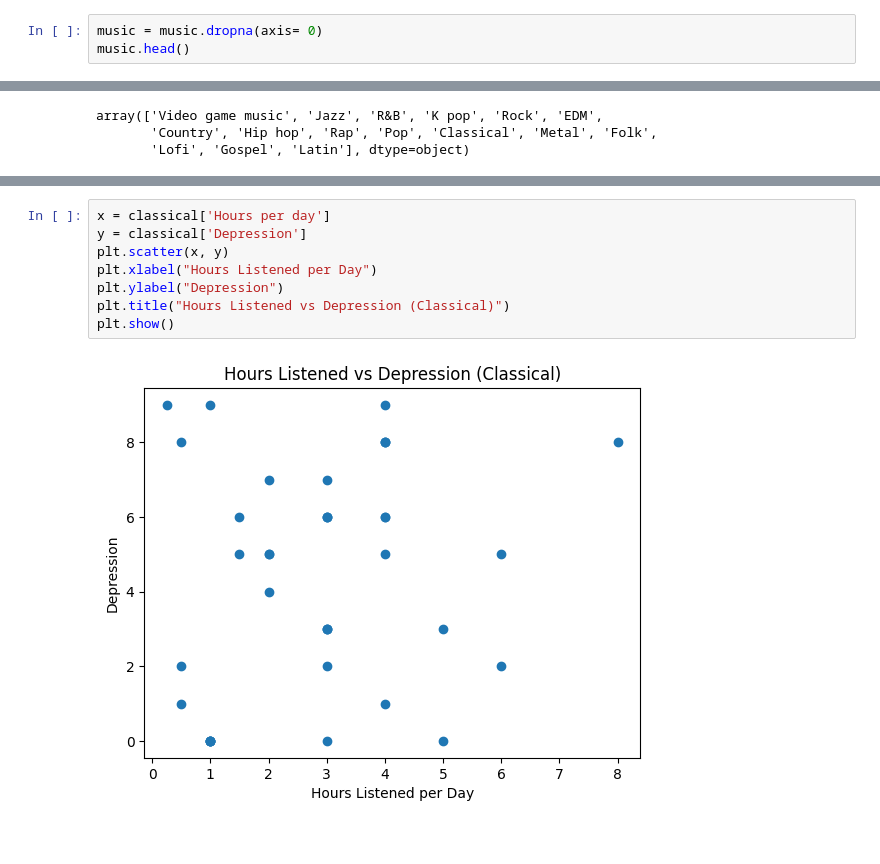
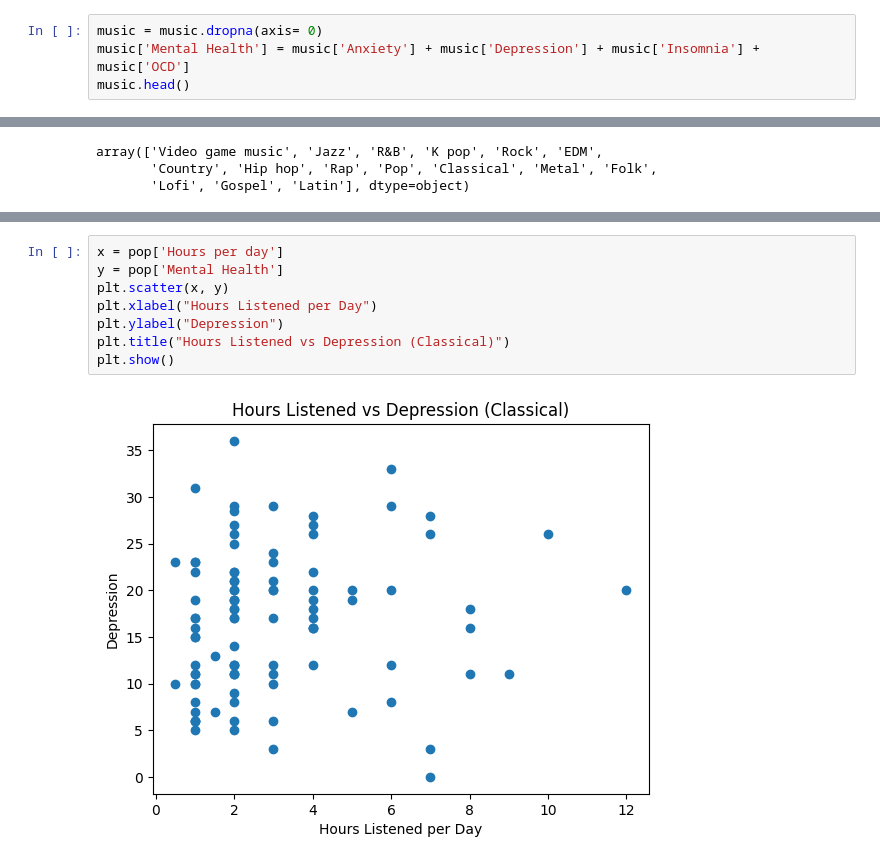
Before and after one commit to pkarey/project-1, a Jupyter notebook: working_code.ipynb, the cells around one changed output, grey strips where cells are left out. Saved outputs shown, nothing was run; the diff lists cells and outputs as text.

```diff
--- a/working_code.ipynb
+++ b/working_code.ipynb
@@ -40,6 +40,7 @@ dtypes: float64(7), object(26)
 memory usage: 189.9+ KB
 # %%
 music = music.dropna(axis= 0)
+music['Mental Health'] = music['Anxiety'] + music['Depression'] + music['Insomnia'] + music['OCD']
 music.head()
 # %% [output]
 |  | Timestamp | Age | Primary streaming service | Hours per day | While working | Instrumentalist | Composer | ... |
@@ -118,10 +139,10 @@ memory usage: 9.6+ KB
 # %%
-x = classical['Hours per day']
-y = classical['Depression']
+x = pop['Hours per day']
+y = pop['Mental Health']
 plt.scatter(x, y)
 plt.xlabel("Hours Listened per Day")
 plt.ylabel("Depression")
 plt.title("Hours Listened vs Depression (Classical)")
 plt.show()
 # %% [output]
-[figure, old version]
+[figure, new version]
```
Also changed, not shown: parts of 6 cells of this notebook.
